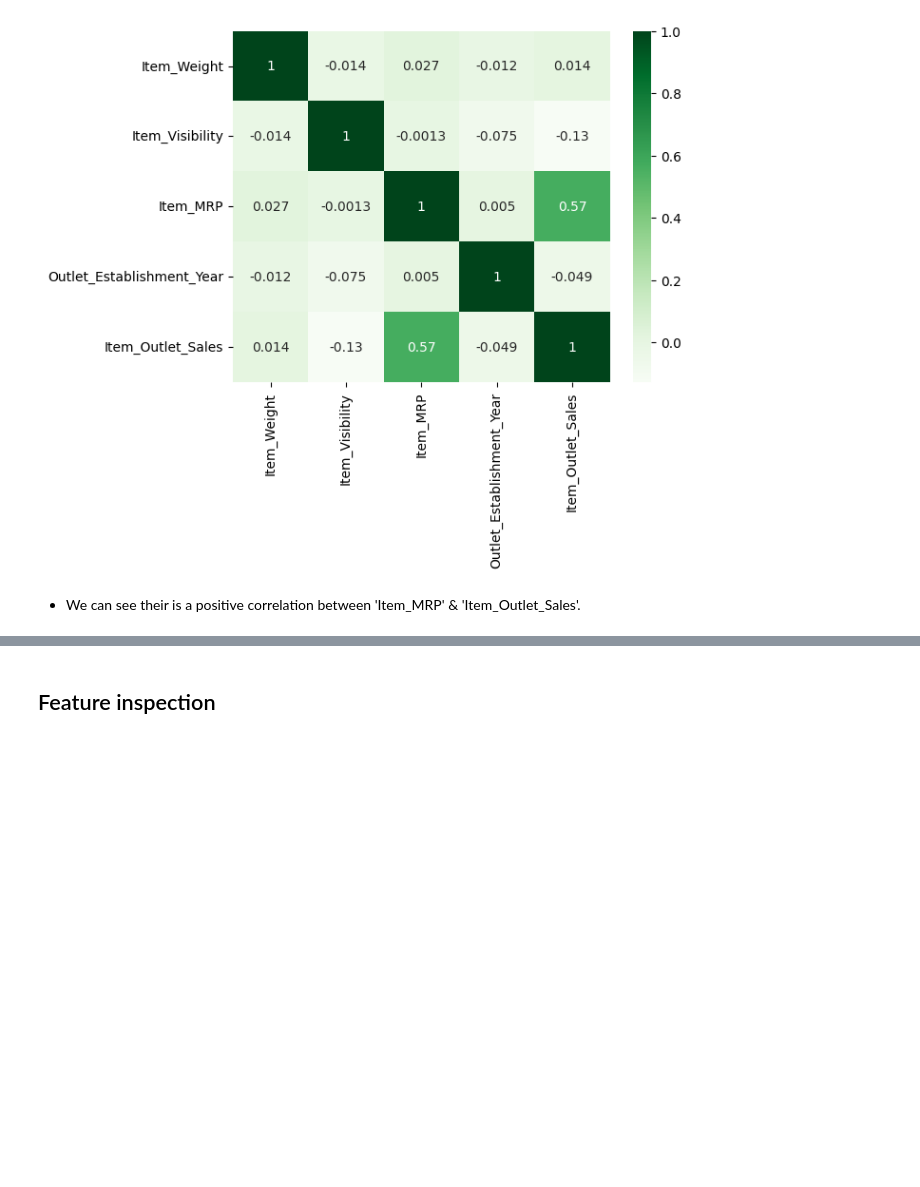
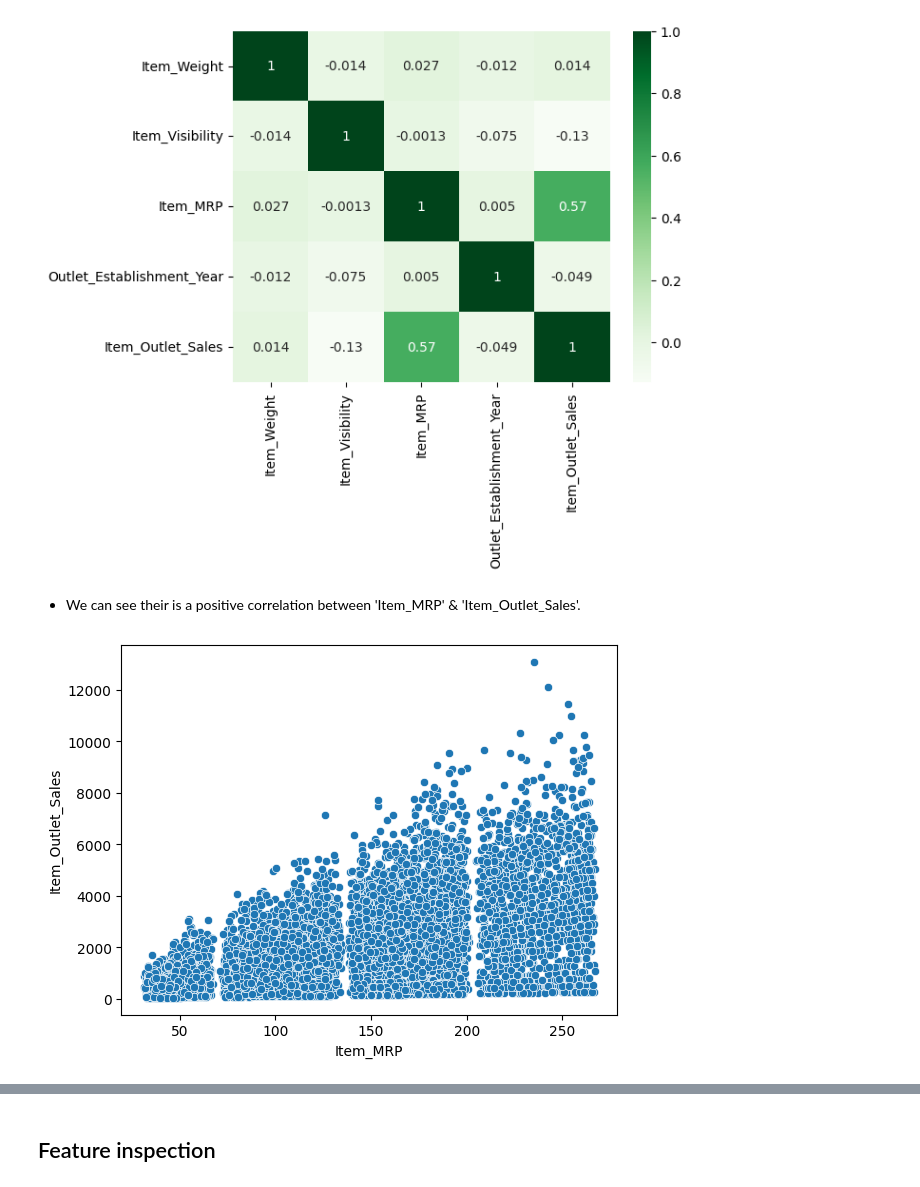
Before and after one commit to lena-33/Prediction_of_Product_Sales, a Jupyter notebook: Prediction_of_Product_Sales.ipynb, the cells around one changed output, grey strips where cells are left out. Saved outputs shown, nothing was run; the diff lists cells and outputs as text; code cells hidden in the pictures; blank space fills up the shorter version.

```diff
--- a/Prediction_of_Product_Sales.ipynb
+++ b/Prediction_of_Product_Sales.ipynb
@@ -321,3 +321,7 @@ sns.heatmap(corr , annot=True , cmap='Greens');
 [figure]
 # %% [markdown]
 - We can see their is a positive correlation between 'Item_MRP' & 'Item_Outlet_Sales'.
+# %%
+sns.scatterplot(data=df , x='Item_MRP' , y='Item_Outlet_Sales');
+# %% [output]
+[figure, added]
```
Also changed, not shown: parts of 5 cells of this notebook.
